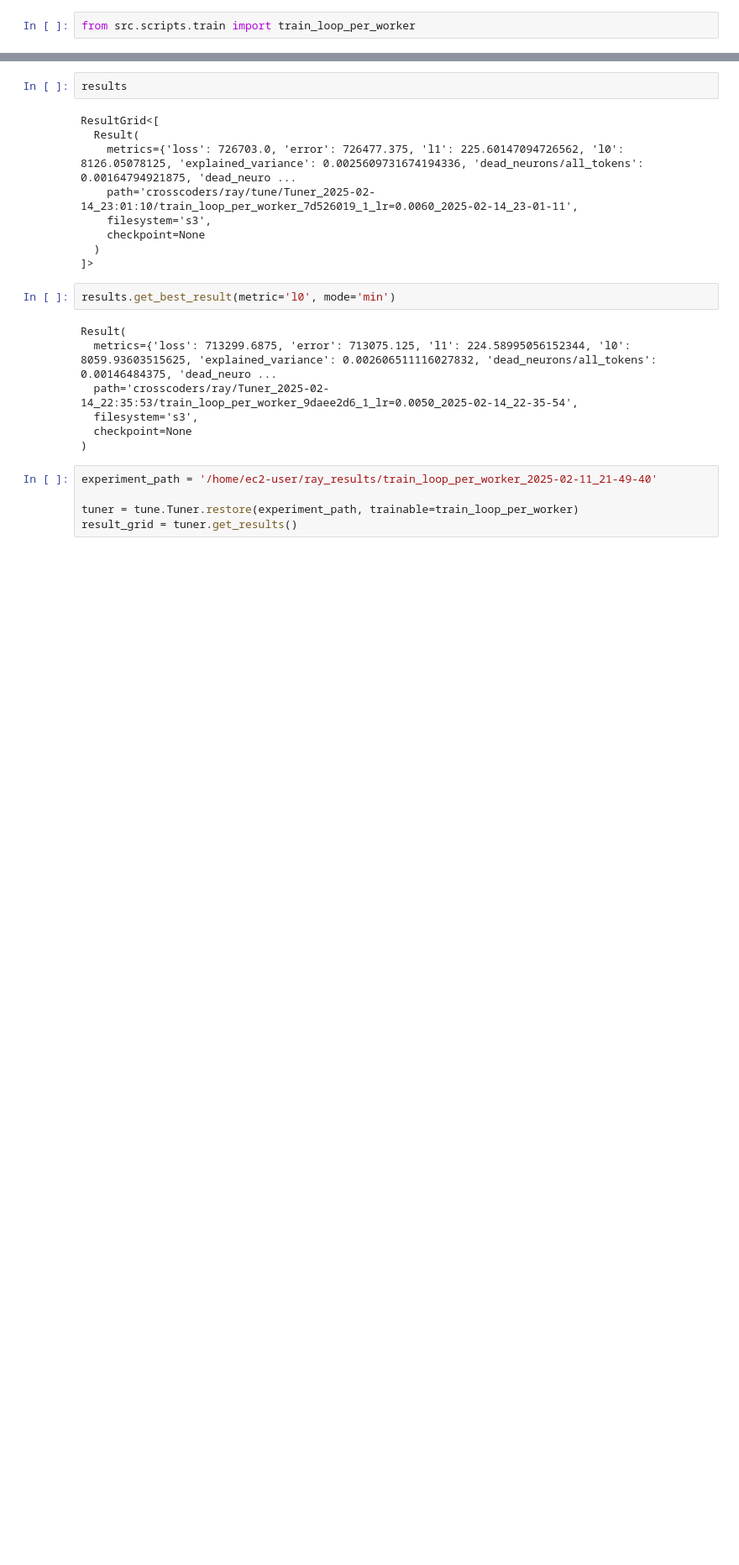
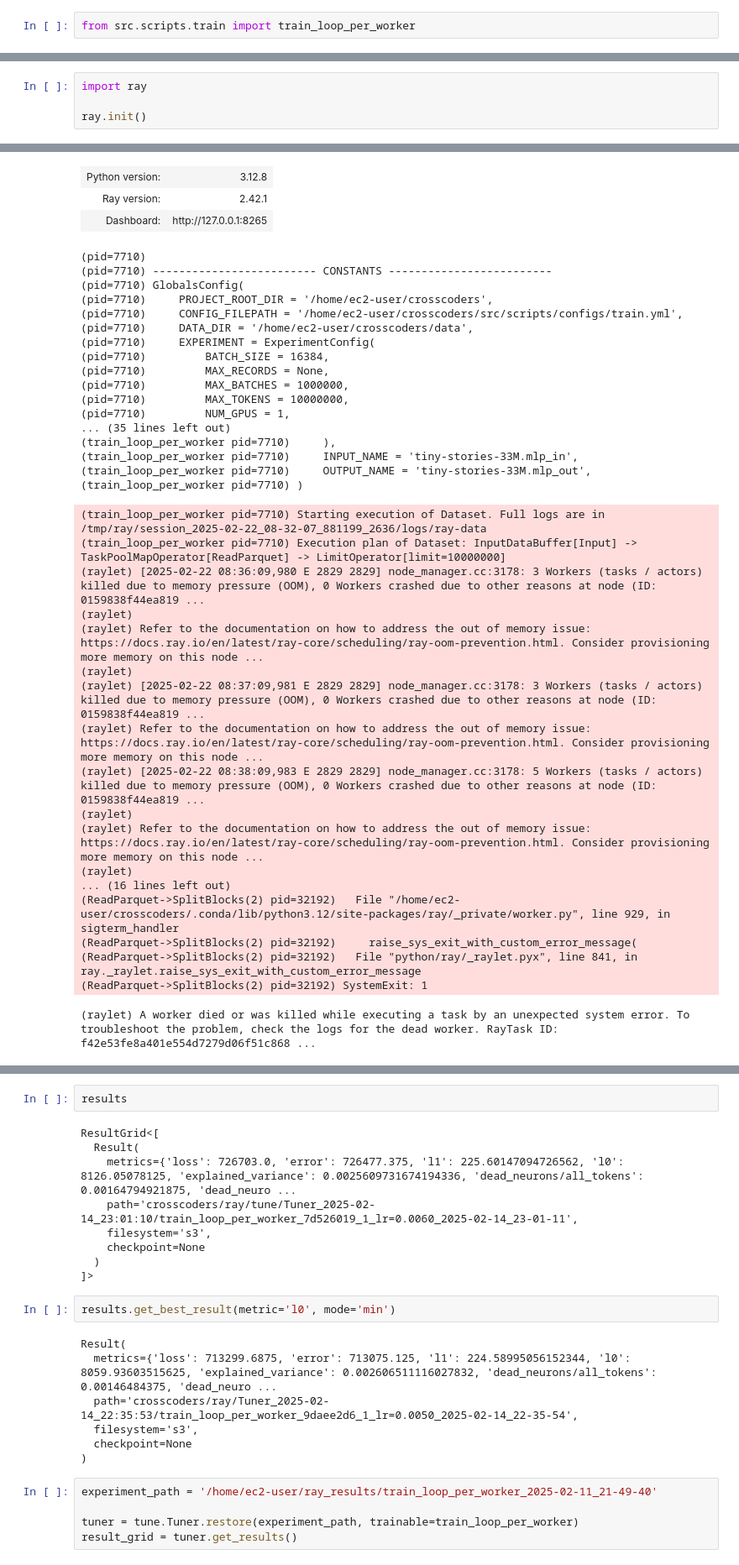
Before and after one commit to xpkcs/crosscoders, a Jupyter notebook: ray-tune.ipynb, the cells around one changed output, grey strips where cells are left out. Shown: that part at 84% size. Cells and saved outputs as stored; diff of their text form; blank space fills up the shorter version.

```diff
--- a/ray-tune.ipynb
+++ b/ray-tune.ipynb
@@ -71 +72,6 @@ RunnerConfig(
 )
+# %%
+import ray
+
+ray.init()
+# %% [output]
@@ -71,0 +83,38 @@ RunnerConfig(
+| Python version: | 3.12.8 |
+| Ray version: | 2.42.1 |
+| Dashboard: | http://127.0.0.1:8265 |
+(pid=7710)
+(pid=7710) ------------------------- CONSTANTS -------------------------
+(pid=7710) GlobalsConfig(
+(pid=7710)     PROJECT_ROOT_DIR = '/home/ec2-user/crosscoders',
+(pid=7710)     CONFIG_FILEPATH = '/home/ec2-user/crosscoders/src/scripts/configs/train.yml',
+(pid=7710)     DATA_DIR = '/home/ec2-user/crosscoders/data',
+(pid=7710)     EXPERIMENT = ExperimentConfig(
+(pid=7710)         BATCH_SIZE = 16384,
+(pid=7710)         MAX_RECORDS = None,
+(pid=7710)         MAX_BATCHES = 1000000,
+(pid=7710)         MAX_TOKENS = 10000000,
+(pid=7710)         NUM_GPUS = 1,
+... (35 lines left out)
+(train_loop_per_worker pid=7710)     ),
+(train_loop_per_worker pid=7710)     INPUT_NAME = 'tiny-stories-33M.mlp_in',
+(train_loop_per_worker pid=7710)     OUTPUT_NAME = 'tiny-stories-33M.mlp_out',
+(train_loop_per_worker pid=7710) )
+(train_loop_per_worker pid=7710) Starting execution of Dataset. Full logs are in /tmp/ray/session_2025-02-22_08-32-07_881199_2636/logs/ray-data
+(train_loop_per_worker pid=7710) Execution plan of Dataset: InputDataBuffer[Input] -> TaskPoolMapOperator[ReadParquet] -> LimitOperator[limit=10000000]
+(raylet) [2025-02-22 08:36:09,980 E 2829 2829] node_manager.cc:3178: 3 Workers (tasks / actors) killed due to memory pressure (OOM), 0 Workers crashed due to other reasons at node (ID: 0159838f44ea819 ...
+(raylet)
+(raylet) Refer to the documentation on how to address the out of memory issue: https://docs.ray.io/en/latest/ray-core/scheduling/ray-oom-prevention.html. Consider provisioning more memory on this node ...
+(raylet)
+(raylet) [2025-02-22 08:37:09,981 E 2829 2829] node_manager.cc:3178: 3 Workers (tasks / actors) killed due to memory pressure (OOM), 0 Workers crashed due to other reasons at node (ID: 0159838f44ea819 ...
+(raylet) Refer to the documentation on how to address the out of memory issue: https://docs.ray.io/en/latest/ray-core/scheduling/ray-oom-prevention.html. Consider provisioning more memory on this node ...
+(raylet) [2025-02-22 08:38:09,983 E 2829 2829] node_manager.cc:3178: 5 Workers (tasks / actors) killed due to memory pressure (OOM), 0 Workers crashed due to other reasons at node (ID: 0159838f44ea819 ...
+(raylet)
+(raylet) Refer to the documentation on how to address the out of memory issue: https://docs.ray.io/en/latest/ray-core/scheduling/ray-oom-prevention.html. Consider provisioning more memory on this node ...
+(raylet)
+... (16 lines left out)
+(ReadParquet->SplitBlocks(2) pid=32192)   File "/home/ec2-user/crosscoders/.conda/lib/python3.12/site-packages/ray/_private/worker.py", line 929, in sigterm_handler
+(ReadParquet->SplitBlocks(2) pid=32192)     raise_sys_exit_with_custom_error_message(
+(ReadParquet->SplitBlocks(2) pid=32192)   File "python/ray/_raylet.pyx", line 841, in ray._raylet.raise_sys_exit_with_custom_error_message
+(ReadParquet->SplitBlocks(2) pid=32192) SystemExit: 1
+(raylet) A worker died or was killed while executing a task by an unexpected system error. To troubleshoot the problem, check the logs for the dead worker. RayTask ID: f42e53fe8a401e554d7279d06f51c868 ...
```
Also changed, not shown: parts of 20 cells of this notebook, 4 other files.
